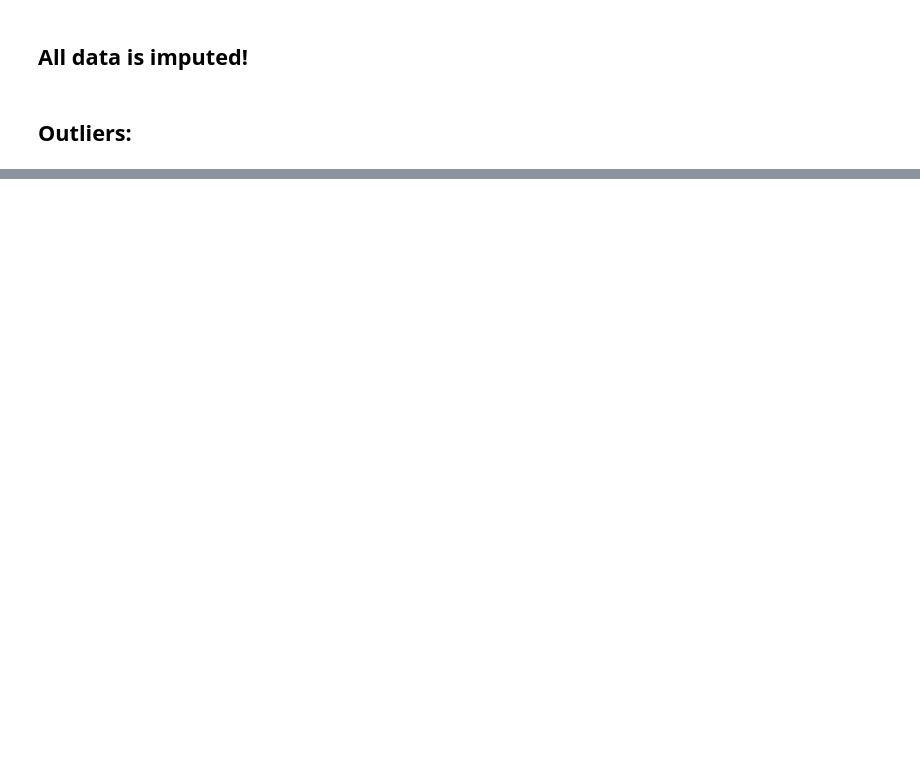
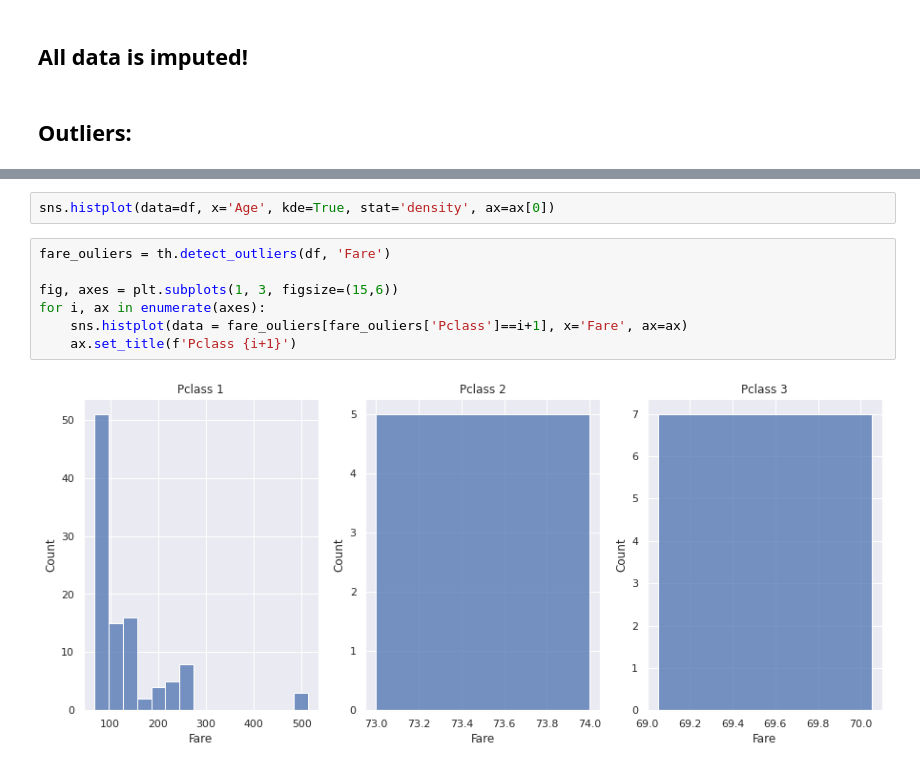
Before and after one commit to NirLalum/Titanic-ML-From-Disaster, a Jupyter notebook: Titanic.ipynb, the cells around one changed output, grey strips where cells are left out. Cells and saved outputs as stored; diff of their text form; blank space fills up the shorter version.

Commit message:
done with dealing with the ouliers

```diff
--- a/Titanic.ipynb
+++ b/Titanic.ipynb
@@ -617,0 +646,11 @@ ax.legend()
+# %%
+sns.histplot(data=df, x='Age', kde=True, stat='density', ax=ax[0])
+# %%
+fare_ouliers = th.detect_outliers(df, 'Fare')
+
+fig, axes = plt.subplots(1, 3, figsize=(15,6))
+for i, ax in enumerate(axes):
+    sns.histplot(data = fare_ouliers[fare_ouliers['Pclass']==i+1], x='Fare', ax=ax)
+    ax.set_title(f'Pclass {i+1}')
+# %% [output]
+[figure, added]
```
Also changed, not shown: parts of 32 cells of this notebook, 2 other files.
